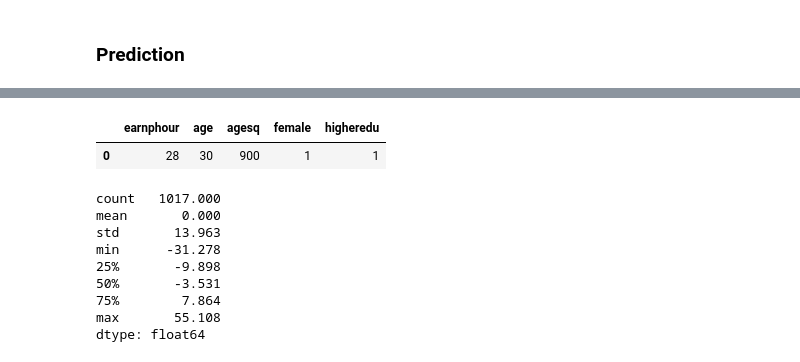
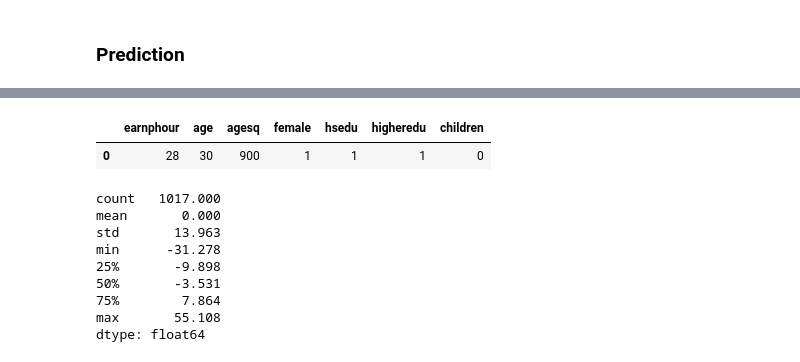
Before and after one commit to zsofiarebeka/DA3_Assignment-1, a Jupyter notebook: DA3_Assignment-1.ipynb, the cells around one changed output, grey strips where cells are left out. Saved outputs shown, nothing was run; the diff lists cells and outputs as text; code cells hidden in the pictures.

```diff
--- a/DA3_Assignment-1.ipynb
+++ b/DA3_Assignment-1.ipynb
@@ -547,15 +623,18 @@ data
 # %%
+# Choosing values for our prediction variables
 new = pd.DataFrame(pd.Series({
     "earnphour" : 28,
     "age":30,
     "agesq":30**2,
     "female" : 1,
-    "higheredu" : 1
+    "hsedu" : 1,
+    "higheredu" : 1,
+    "children" : 0
 })).T
 new
 # %% [output]
-|  | earnphour | age | agesq | female | higheredu |
-| 0 | 28 | 30 | 900 | 1 | 1 |
+|  | earnphour | age | agesq | female | hsedu | higheredu | children |
+| 0 | 28 | 30 | 900 | 1 | 1 | 1 | 0 |
 # %%
 # Turning off scientific notation
 pd.set_option('display.float_format', lambda x: '%.3f' % x)
```
Also changed, not shown: parts of 40 cells of this notebook.
